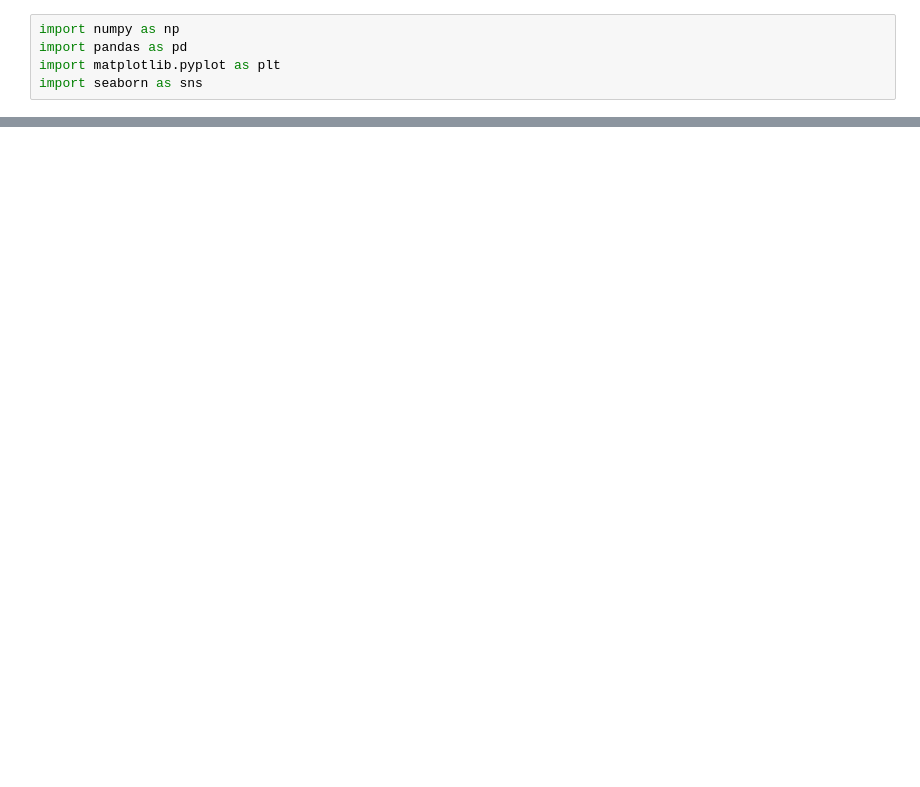
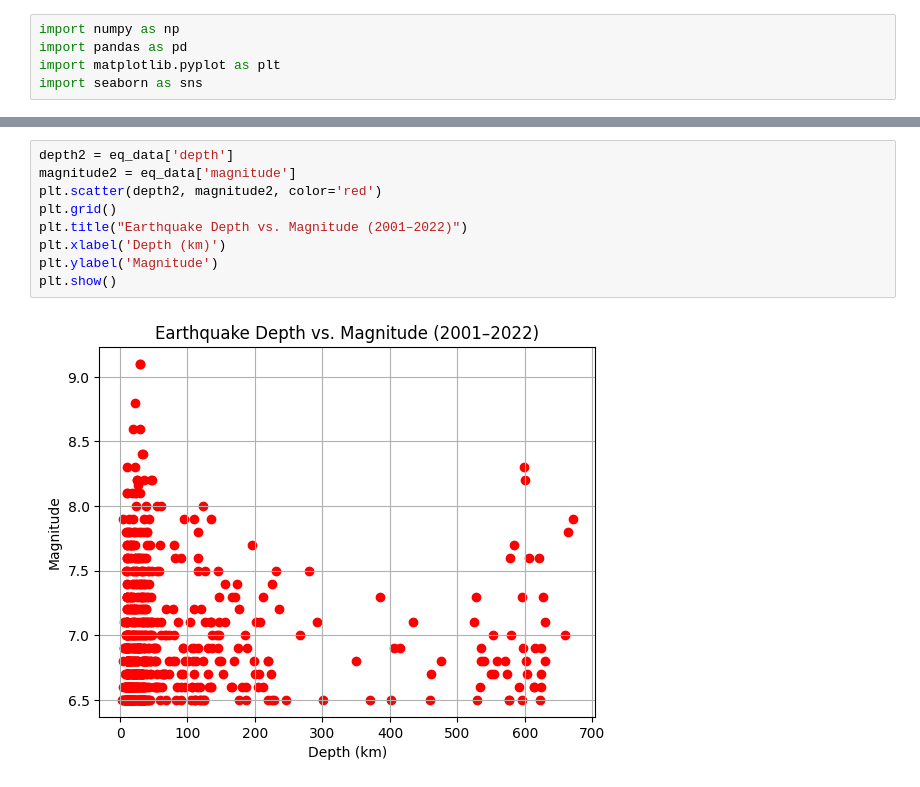
Before and after one commit to BunnyBea83/DSD_Earthquake_Presentation, a Jupyter notebook: joe.ipynb, the cells around one changed output, grey strips where cells are left out. Cells and saved outputs as stored; diff of their text form; blank space fills up the shorter version.

```diff
--- a/joe.ipynb
+++ b/joe.ipynb
@@ -78,0 +125,11 @@ combined.info()
+# %%
+depth2 = eq_data['depth']
+magnitude2 = eq_data['magnitude']
+plt.scatter(depth2, magnitude2, color='red')
+plt.grid()
+plt.title("Earthquake Depth vs. Magnitude (2001–2022)")
+plt.xlabel('Depth (km)')
+plt.ylabel('Magnitude')
+plt.show()
+# %% [output]
+[figure, added]
```
Also changed, not shown: parts of 9 cells of this notebook.
